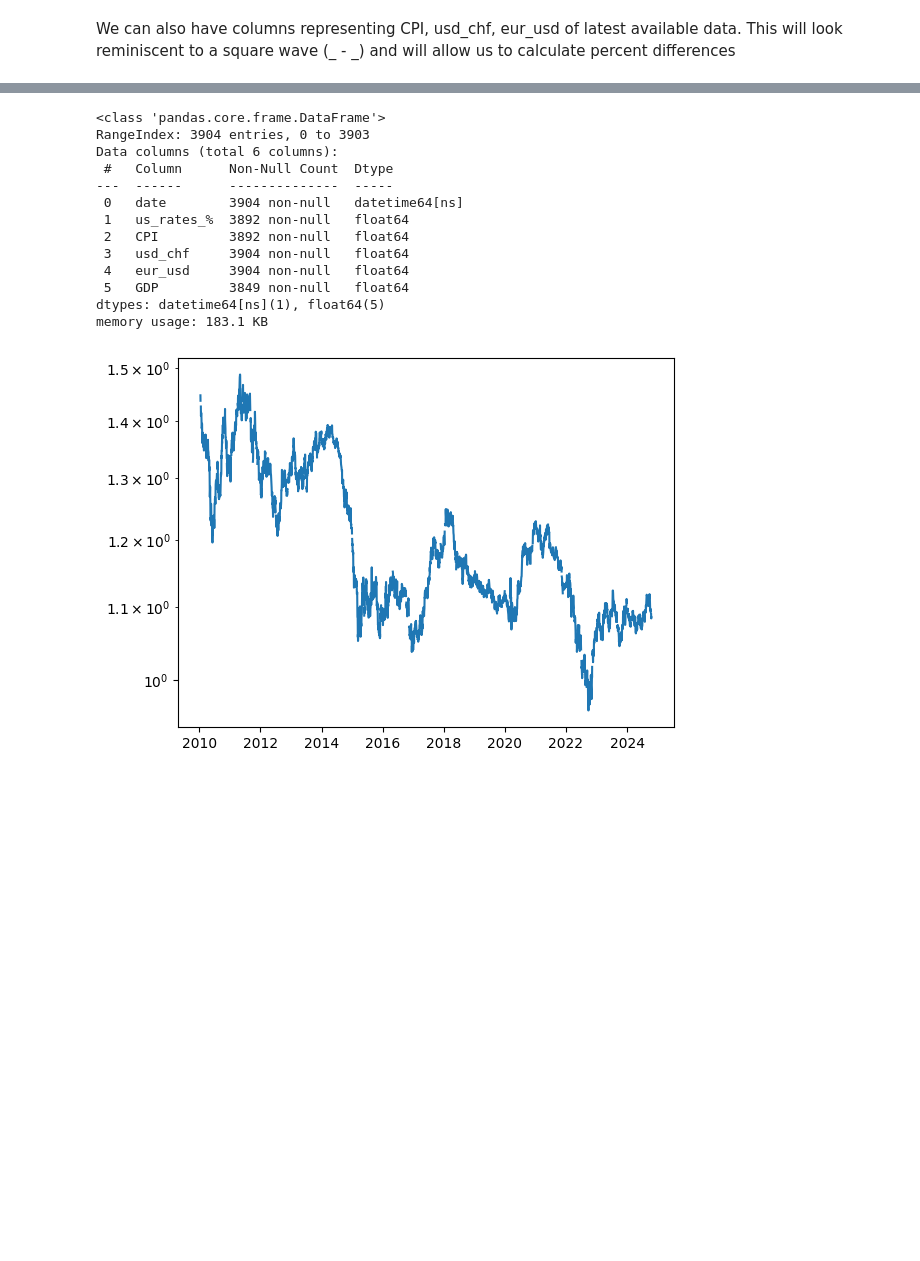
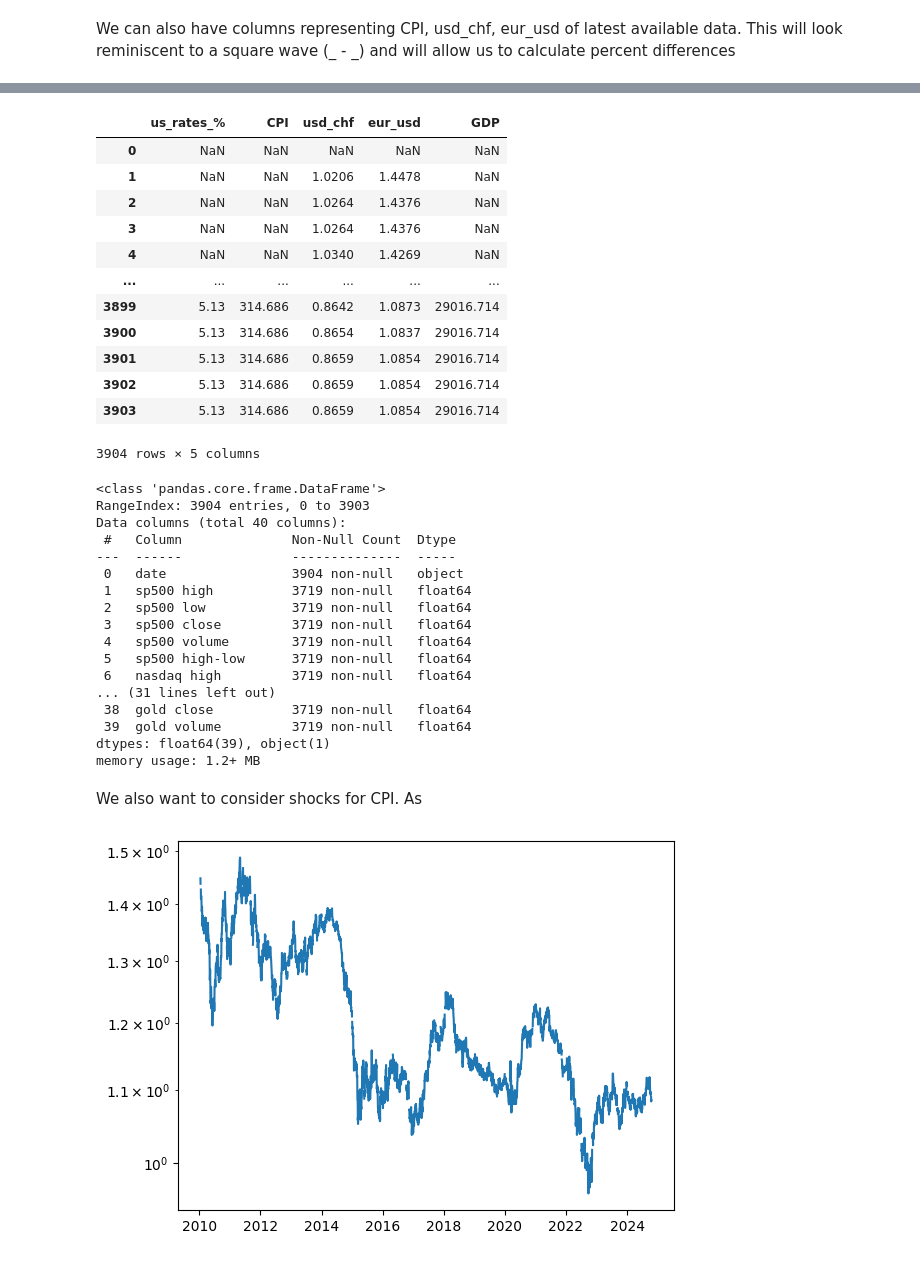
Before and after one commit to kklimov1/PriceRegressionPredictor, a Jupyter notebook: goldPriceAnalysis.ipynb, the cells around one changed output, grey strips where cells are left out. Cells and saved outputs as stored; diff of their text form; code cells hidden in the pictures; blank space fills up the shorter version.

```diff
--- a/goldPriceAnalysis.ipynb
+++ b/goldPriceAnalysis.ipynb
@@ -195,19 +206,41 @@ df[[col for col in df.columns if "interpolated" in col]].interpolate(limit_direc
+# %%
+df[non_asset_date_columns].shift(1)
+# %% [output]
+|  | us_rates_% | CPI | usd_chf | eur_usd | GDP |
+| 0 | NaN | NaN | NaN | NaN | NaN |
+| 1 | NaN | NaN | 1.0206 | 1.4478 | NaN |
+| 2 | NaN | NaN | 1.0264 | 1.4376 | NaN |
+| 3 | NaN | NaN | 1.0264 | 1.4376 | NaN |
+| 4 | NaN | NaN | 1.0340 | 1.4269 | NaN |
+| ... | ... | ... | ... | ... | ... |
+| 3899 | 5.13 | 314.686 | 0.8642 | 1.0873 | 29016.714 |
+| 3900 | 5.13 | 314.686 | 0.8654 | 1.0837 | 29016.714 |
+| 3901 | 5.13 | 314.686 | 0.8659 | 1.0854 | 29016.714 |
+| 3902 | 5.13 | 314.686 | 0.8659 | 1.0854 | 29016.714 |
+| 3903 | 5.13 | 314.686 | 0.8659 | 1.0854 | 29016.714 |
+3904 rows × 5 columns
 # %%
-df[non_asset_columns].info()
+df.info()
 # %% [output]
 <class 'pandas.core.frame.DataFrame'>
 RangeIndex: 3904 entries, 0 to 3903
-Data columns (total 6 columns):
- #   Column      Non-Null Count  Dtype
----  ------      --------------  -----
- 0   date        3904 non-null   datetime64[ns]
- 1   us_rates_%  3892 non-null   float64
- 2   CPI         3892 non-null   float64
- 3   usd_chf     3904 non-null   float64
- 4   eur_usd     3904 non-null   float64
- 5   GDP         3849 non-null   float64
-dtypes: datetime64[ns](1), float64(5)
-memory usage: 183.1 KB
+Data columns (total 40 columns):
+ #   Column              Non-Null Count  Dtype
+---  ------              --------------  -----
+ 0   date                3904 non-null   object
+ 1   sp500 high          3719 non-null   float64
+ 2   sp500 low           3719 non-null   float64
+ 3   sp500 close         3719 non-null   float64
+ 4   sp500 volume        3719 non-null   float64
+ 5   sp500 high-low      3719 non-null   float64
+ 6   nasdaq high         3719 non-null   float64
+... (31 lines left out)
+ 38  gold close          3719 non-null   float64
+ 39  gold volume         3719 non-null   float64
+dtypes: float64(39), object(1)
+memory usage: 1.2+ MB
+# %% [markdown]
+We also want to consider shocks for CPI. As
 # %%
 fig, ax = plt.subplots()
 ax.set_yscale('log')
```
Also changed, not shown: parts of 9 cells of this notebook.
